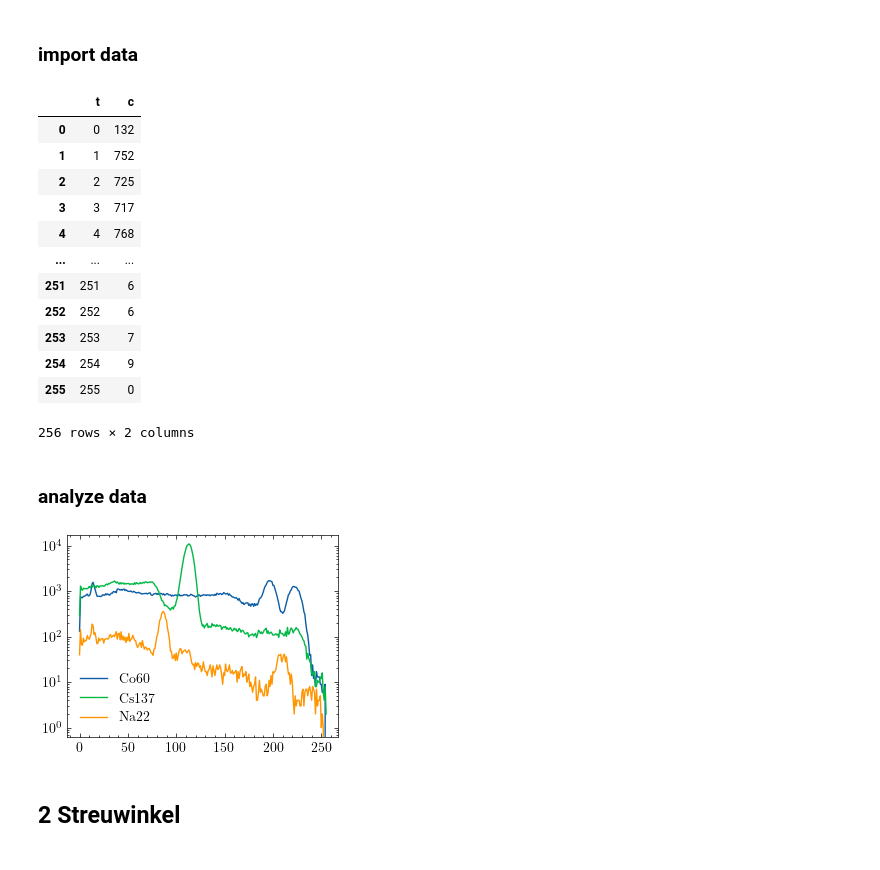
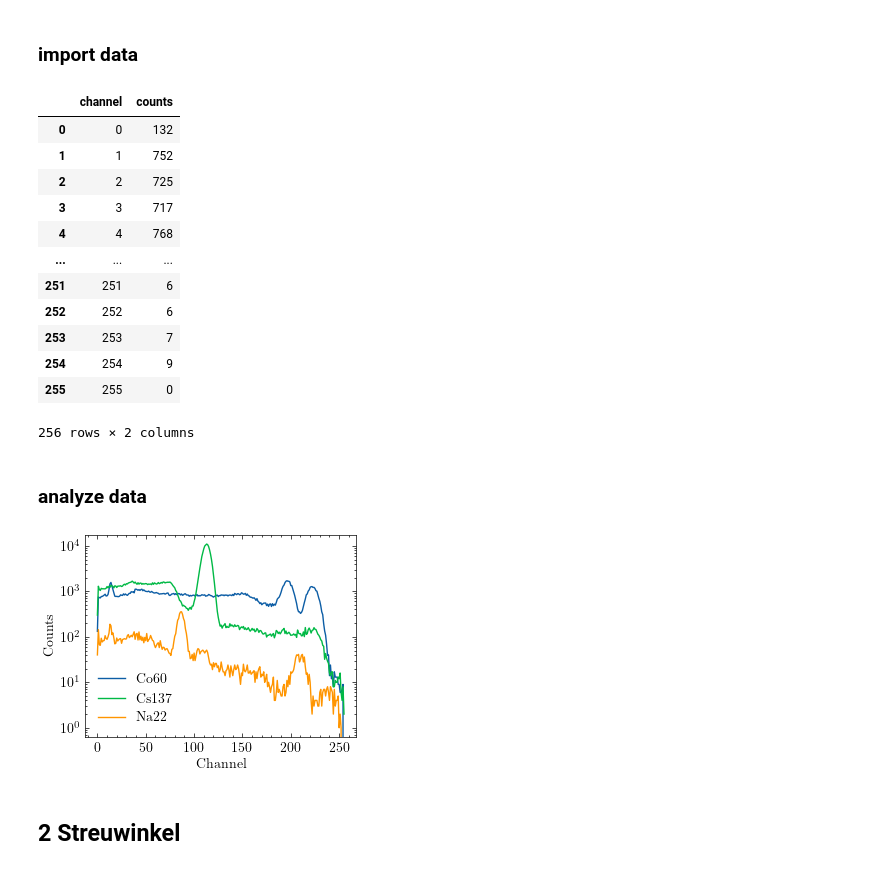
Before and after one commit to emhl/FP1, a Jupyter notebook: Compton.ipynb, the cells around one changed output. Saved outputs shown, nothing was run; the diff lists cells and outputs as text; code cells hidden in the pictures.

```diff
--- a/Compton.ipynb
+++ b/Compton.ipynb
@@ -52,12 +52,12 @@ def mapcolors(n):
 # %% [markdown]
 ### import data
 # %%
-co60_kalib = pd.read_csv('Compton/data_alt/Kalibrierung_Punkt1/Co60_Kalibrierung.txt', sep='\t', header=None, names=['t', 'c'])
-cs137_kalib = pd.read_csv('Compton/data_alt/Kalibrierung_Punkt1/Cs137_Kalibrierung.txt', sep='\t', header=None, names=['t', 'c'])
-na22_kalib = pd.read_csv('Compton/data_alt/Kalibrierung_Punkt1/Na22_Kalibrierung.txt', sep='\t', header=None, names=['t', 'c'])
+co60_kalib = pd.read_csv('Compton/data_alt/Kalibrierung_Punkt1/Co60_Kalibrierung.txt', sep='\t', header=None, names=['channel', 'counts'])
+cs137_kalib = pd.read_csv('Compton/data_alt/Kalibrierung_Punkt1/Cs137_Kalibrierung.txt', sep='\t', header=None, names=['channel', 'counts'])
+na22_kalib = pd.read_csv('Compton/data_alt/Kalibrierung_Punkt1/Na22_Kalibrierung.txt', sep='\t', header=None, names=['channel', 'counts'])
 co60_kalib
 # %% [output]
-|  | t | c |
+|  | channel | counts |
 | 0 | 0 | 132 |
 | 1 | 1 | 752 |
 | 2 | 2 | 725 |
@@ -73,14 +73,17 @@ co60_kalib
 # %% [markdown]
 ### analyze data
 # %%
-plt.plot(co60_kalib['t'], co60_kalib['c'], label='Co60')
-plt.plot(cs137_kalib['t'], cs137_kalib['c'], label='Cs137')
-plt.plot(na22_kalib['t'], na22_kalib['c'], label='Na22')
+plt.plot(co60_kalib['channel'], co60_kalib['counts'], label='Co60')
+plt.plot(cs137_kalib['channel'], cs137_kalib['counts'], label='Cs137')
+plt.plot(na22_kalib['channel'], na22_kalib['counts'], label='Na22')
 plt.legend()
 
+plt.xlabel('Channel')
+plt.ylabel('Counts')
+
 plt.yscale('log')
 # %% [output]
-[figure, old version]
+[figure, new version]
 # %% [markdown]
 ## 2 Streuwinkel
 # %% [markdown]
```
Also changed, not shown: parts of 6 cells of this notebook.
